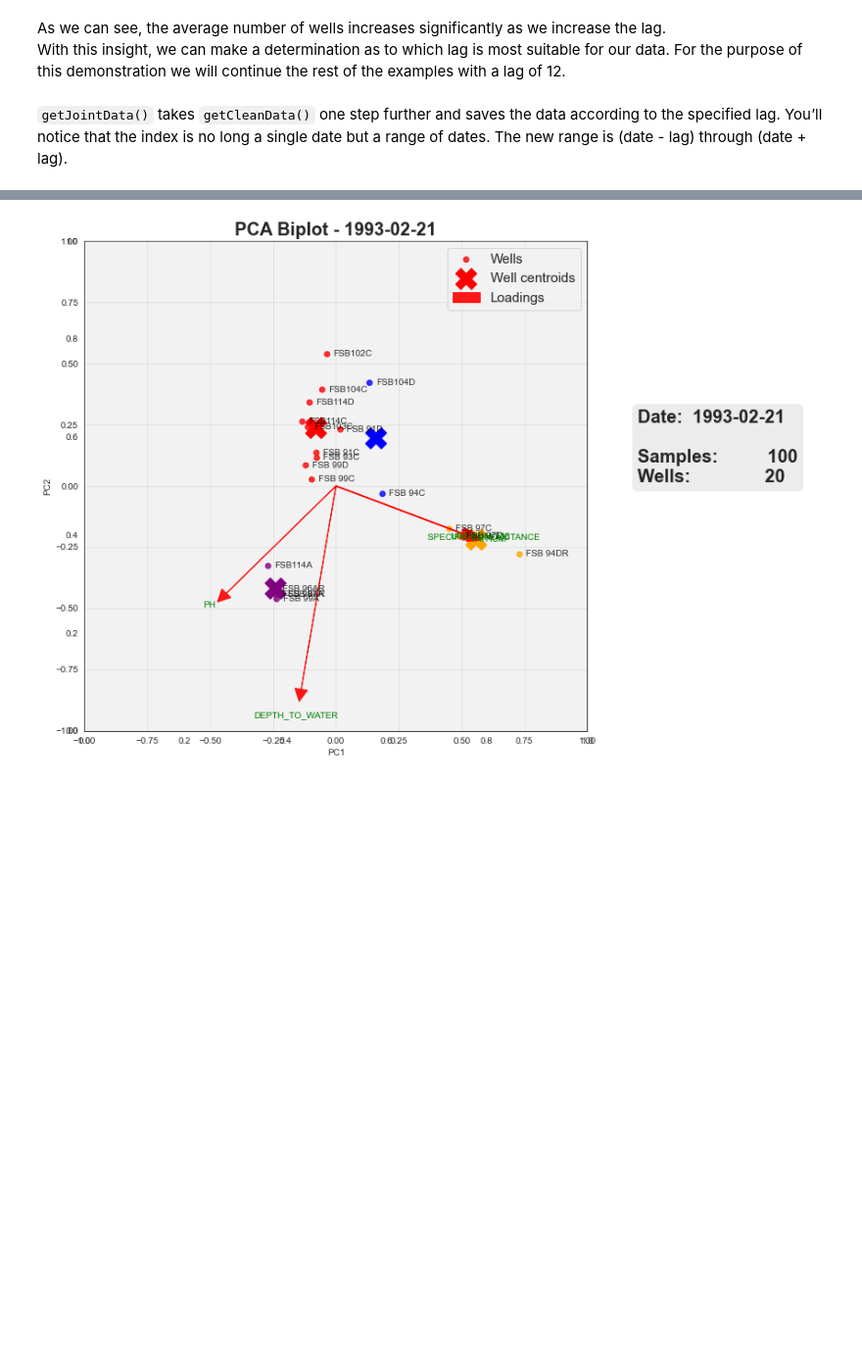
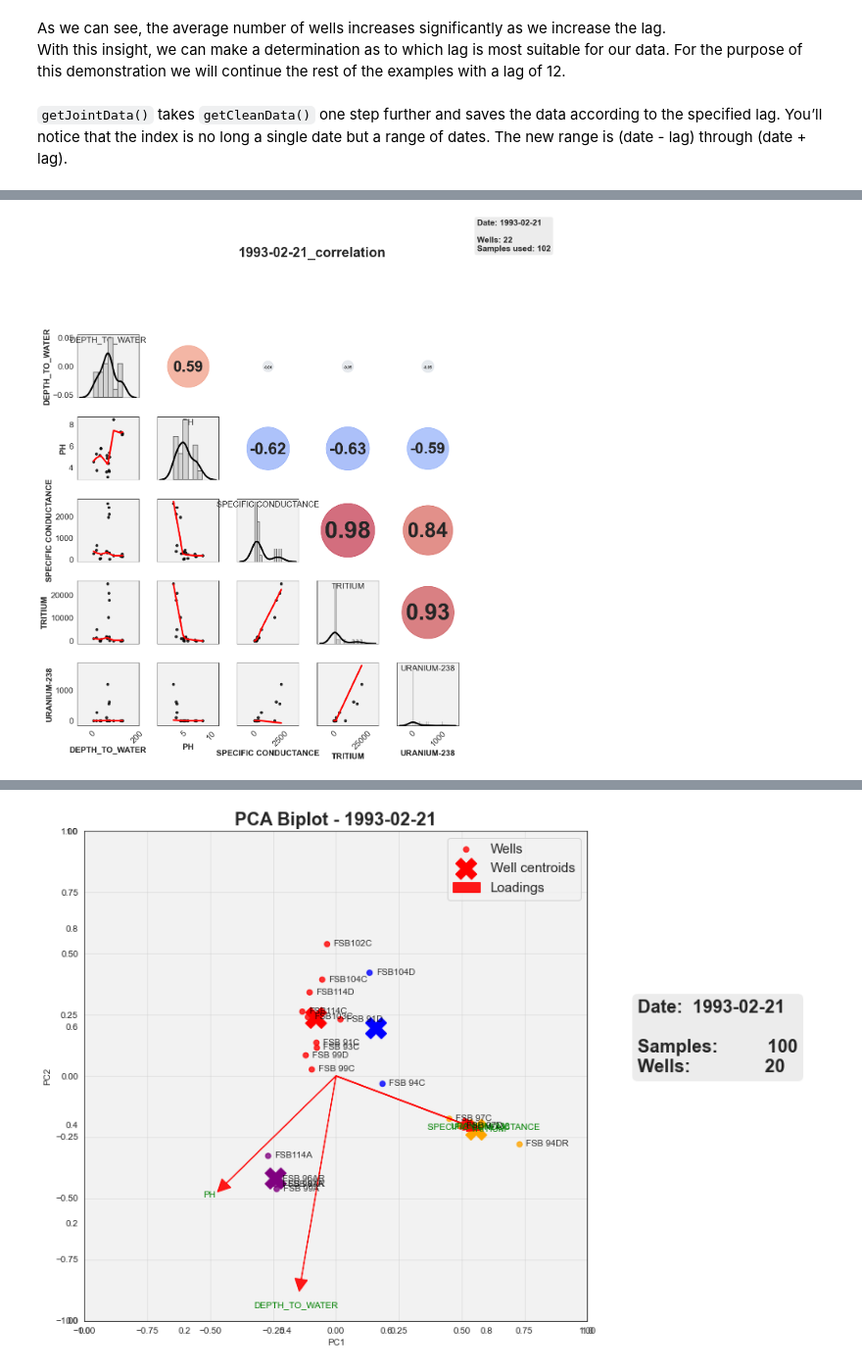
Before and after one commit to ALTEMIS-DOE/pylenm, a Jupyter notebook: notebooks2/2) pyLEnM - Unsupervised Learning.ipynb, the cells around one changed output, grey strips where cells are left out. Shown at 98% size. Saved outputs shown, nothing was run; the diff lists cells and outputs as text; code cells hidden in the pictures; blank space fills up the shorter version.

```diff
--- a/notebooks2/2) pyLEnM - Unsupervised Learning.ipynb
+++ b/notebooks2/2) pyLEnM - Unsupervised Learning.ipynb
@@ -179,0 +221,15 @@ pylenm_df.plot_corr_by_well(well_name='FSB 95DR', analytes=analytes,
+# %%
+import importlib
+importlib.reload(pcorr)
+importlib.reload(preprocess)
+
+# pylenm_df.plot_corr_by_date_range('1993-02-21', analytes=analytes, returnData=True)
+_ = pcorr.plot_corr_by_date_range(
+    data_pylenm_dm=pylenm2_dm,
+    date='1993-02-21',
+    analytes=analytes,
+    # returnData=True,
+    fontsize=15,
+)
+# %% [output]
+[figure, added]
```
Also changed, not shown: parts of 8 cells of this notebook.
